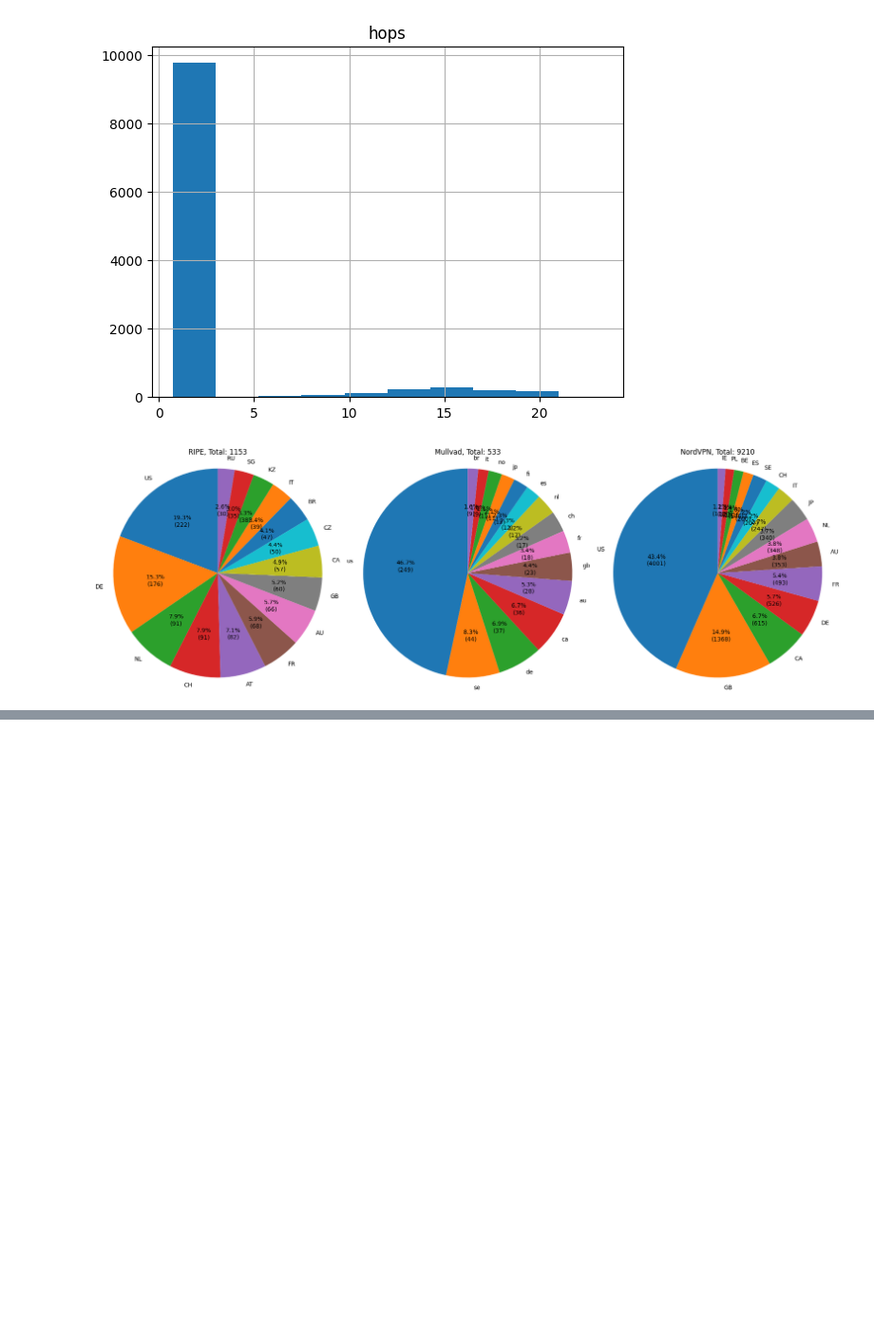
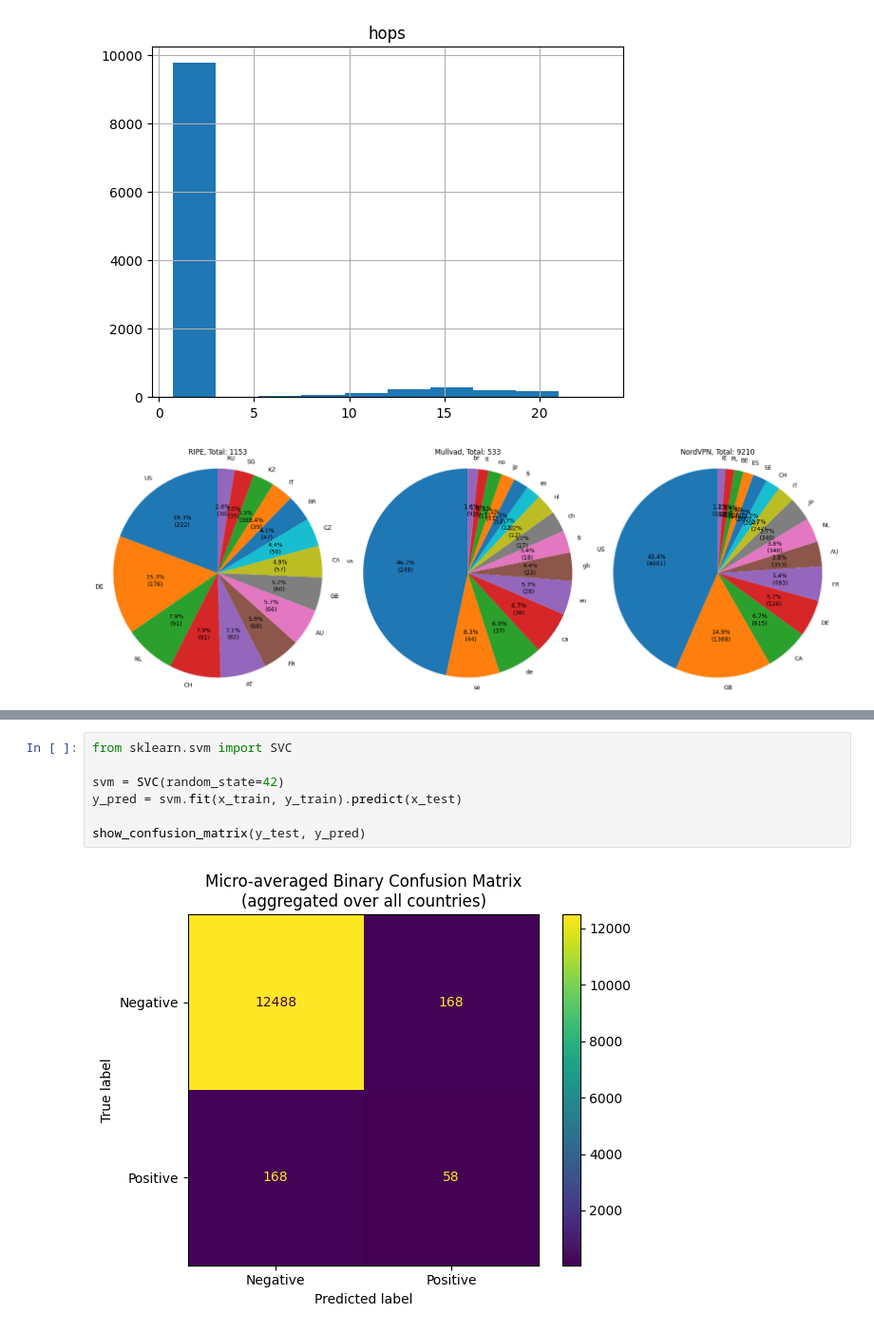
Before and after one commit to rtafurthgarcia/COM763-Assignment, a Jupyter notebook: app.ipynb, the cells around one changed output, grey strips where cells are left out. Shown at 95% size. Cells and saved outputs as stored; diff of their text form; blank space fills up the shorter version.

```diff
--- a/app.ipynb
+++ b/app.ipynb
@@ -87,0 +96,9 @@ plt.show()
+# %%
+from sklearn.svm import SVC
+
+svm = SVC(random_state=42)
+y_pred = svm.fit(x_train, y_train).predict(x_test)
+
+show_confusion_matrix(y_test, y_pred)
+# %% [output]
+[figure, added]
```
Also changed, not shown: parts of 3 cells of this notebook.
